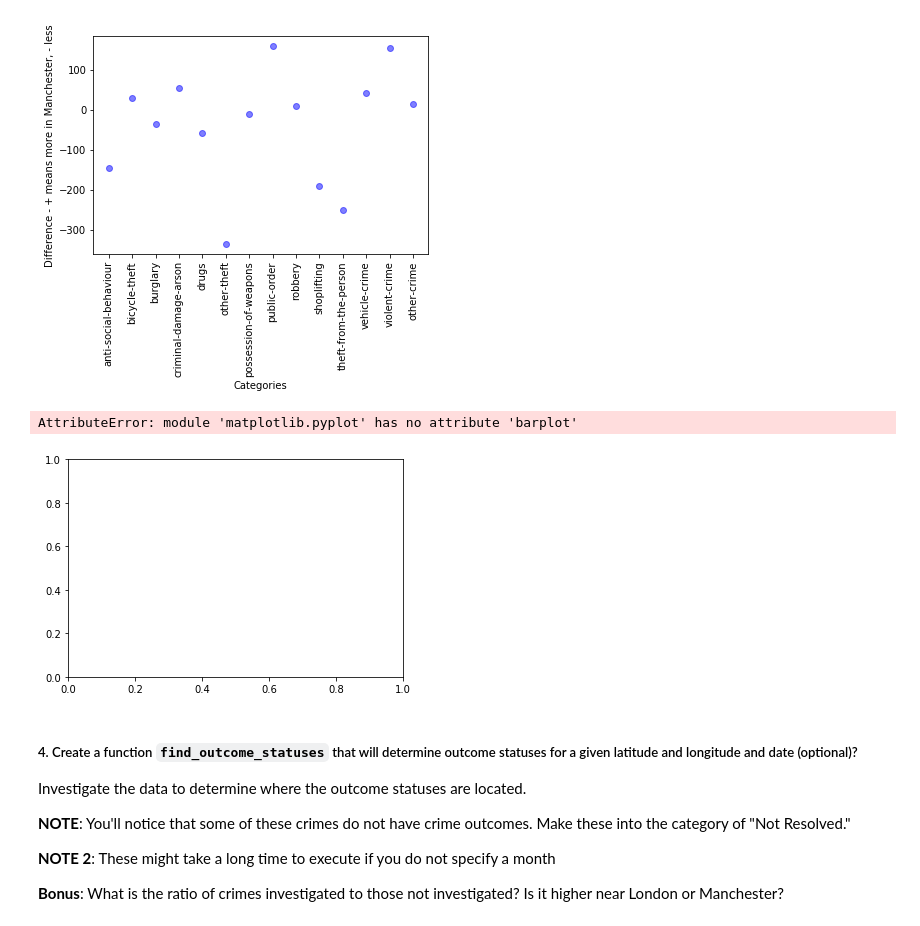
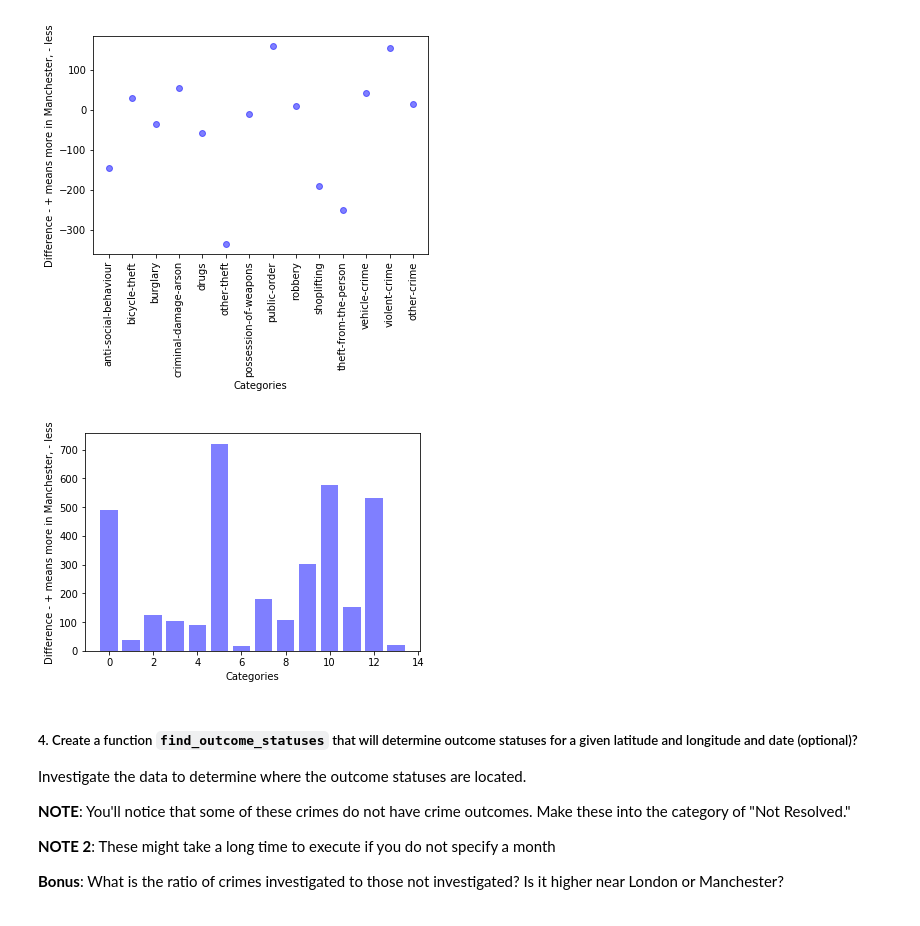
Before and after one commit to danjizquierdo/python-api-dictionaries-lab-nyc-ds-career-012819, a Jupyter notebook: index.ipynb, the cells around one changed output. Drawn from its saved outputs; the diff is of its cells as text; code cells hidden in the pictures.

```diff
--- a/index.ipynb
+++ b/index.ipynb
@@ -229,16 +229,15 @@ plt.show()
 # %%
 fig,ax=plt.subplots()
 buckingham_crime=[]
-for key,val in hist_data.items():
+for key,val in buckingham_data.items():
     buckingham_crime.append(val)
-plt.barplot(buckingham_crime,range(len(categories)),facecolor='blue',alpha=.5)
+plt.bar(range(len(categories)),buckingham_crime,facecolor='blue',alpha=.5)
 plt.xlabel('Categories')
 #plt.xticks(range(len(categories)),categories,rotation='vertical')
 plt.ylabel('Difference - + means more in Manchester, - less')
 plt.show()
 # %% [output]
-AttributeError: module 'matplotlib.pyplot' has no attribute 'barplot'
-[figure, old version]
+[figure, new version]
 # %% [markdown]
 ##### 4. Create a function `find_outcome_statuses` that will determine outcome statuses for a given latitude and longitude and date (optional)?
 Investigate the data to determine where the outcome statuses are located.
```
